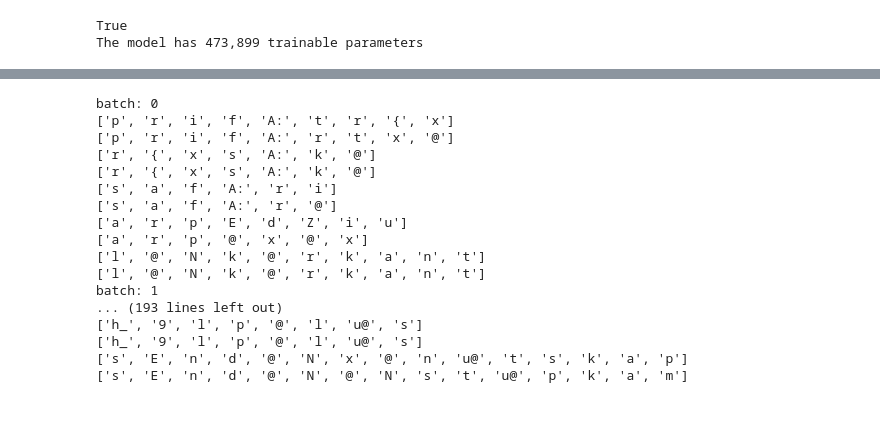
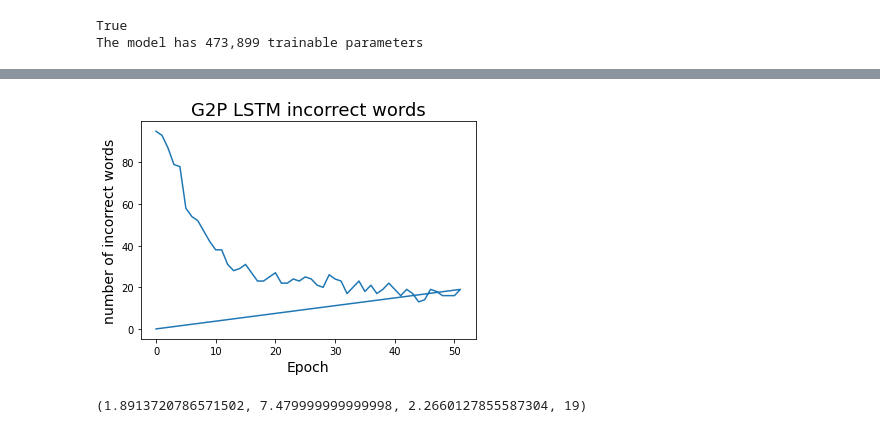
Before and after one commit to JulianHerreilers/afrTTS1, a Jupyter notebook: G2P/G2P_LSTM.ipynb, the cells around one changed output, grey strips where cells are left out. Saved outputs shown, nothing was run; the diff lists cells and outputs as text; code cells hidden in the pictures.

```diff
--- a/G2P/G2P_LSTM.ipynb
+++ b/G2P/G2P_LSTM.ipynb
@@ -536,20 +636,13 @@ KeyboardInterrupt:
+# %%
+plt.title('G2P LSTM incorrect words',fontsize=18)
+plt.xlabel('Epoch',fontsize=14)
+plt.ylabel('number of incorrect words',fontsize=14)
+plt.plot(combined_losses[:,0], combined_losses[:,5], label="number of incorrect words")
+plt.locator_params(axis="both", integer=True, tight=True)
+plt.show()
+# %% [output]
+[figure, added]
 # %%
-evaluate(model, eval_iter, cfg.device)
+evaluate(model, eval_iter, criterion, cfg.device)
 # %% [output]
-batch: 0
-['p', 'r', 'i', 'f', 'A:', 't', 'r', '{', 'x']
-['p', 'r', 'i', 'f', 'A:', 'r', 't', 'x', '@']
-['r', '{', 'x', 's', 'A:', 'k', '@']
-['r', '{', 'x', 's', 'A:', 'k', '@']
-['s', 'a', 'f', 'A:', 'r', 'i']
-['s', 'a', 'f', 'A:', 'r', '@']
-['a', 'r', 'p', 'E', 'd', 'Z', 'i', 'u']
-['a', 'r', 'p', '@', 'x', '@', 'x']
-['l', '@', 'N', 'k', '@', 'r', 'k', 'a', 'n', 't']
-['l', '@', 'N', 'k', '@', 'r', 'k', 'a', 'n', 't']
-batch: 1
-... (193 lines left out)
-['h_', '9', 'l', 'p', '@', 'l', 'u@', 's']
-['h_', '9', 'l', 'p', '@', 'l', 'u@', 's']
-['s', 'E', 'n', 'd', '@', 'N', 'x', '@', 'n', 'u@', 't', 's', 'k', 'a', 'p']
-['s', 'E', 'n', 'd', '@', 'N', '@', 'N', 's', 't', 'u@', 'p', 'k', 'a', 'm']
+(1.8913720786571502, 7.479999999999998, 2.2660127855587304, 19)
```
Also changed, not shown: parts of 25 cells of this notebook.
